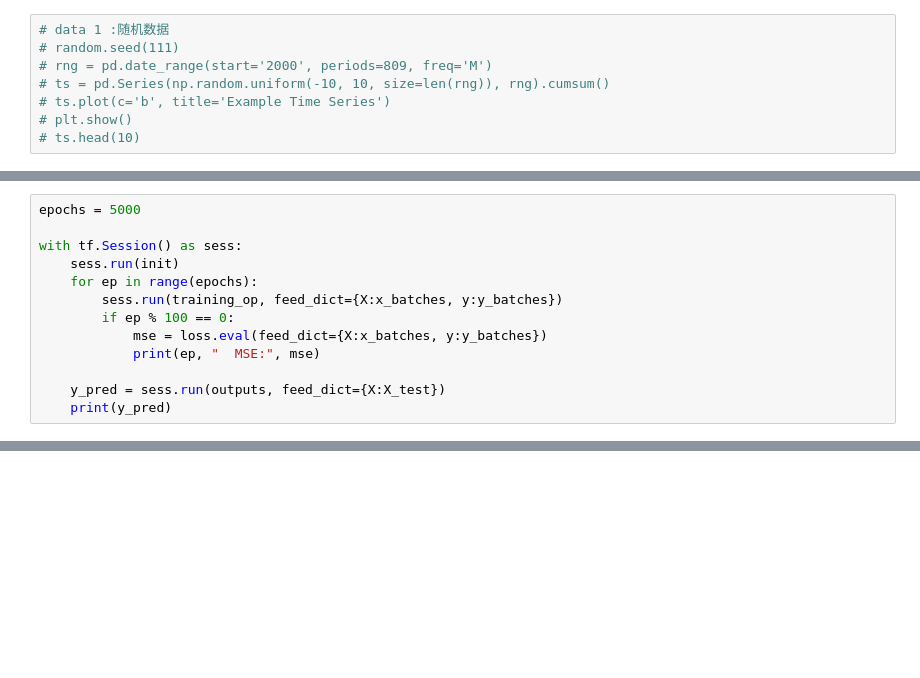
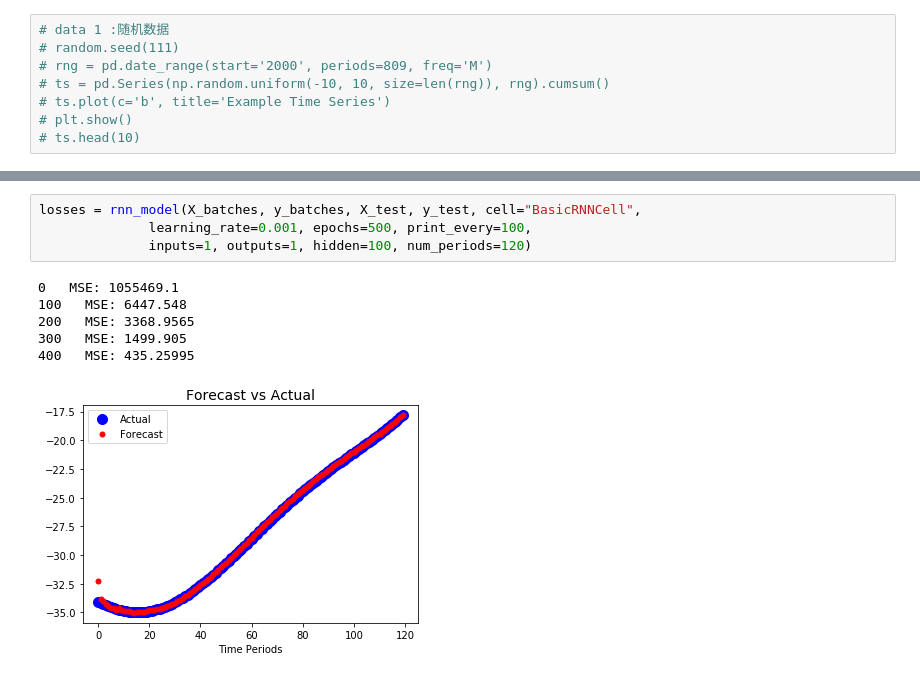
Before and after one commit to txytju/air-quality-prediction, a Jupyter notebook: lstm predict.ipynb, the cells around one changed output, grey strips where cells are left out. Saved outputs shown, nothing was run; the diff lists cells and outputs as text; blank space fills up the shorter version.

```diff
--- a/lstm predict.ipynb
+++ b/lstm predict.ipynb
@@ -164,13 +23,0 @@ init = tf.global_variables_initializer()
-# %%
-epochs = 5000
-
-with tf.Session() as sess:
-    sess.run(init)
-    for ep in range(epochs):
-        sess.run(training_op, feed_dict={X:x_batches, y:y_batches})
-        if ep % 100 == 0:
-            mse = loss.eval(feed_dict={X:x_batches, y:y_batches})
-            print(ep, "  MSE:", mse)
-
-    y_pred = sess.run(outputs, feed_dict={X:X_test})
-    print(y_pred)
@@ -221,0 +157,11 @@ outputs
+# %%
+losses = rnn_model(X_batches, y_batches, X_test, y_test, cell="BasicRNNCell",
+              learning_rate=0.001, epochs=500, print_every=100,
+              inputs=1, outputs=1, hidden=100, num_periods=120)
+# %% [output]
+0   MSE: 1055469.1
+100   MSE: 6447.548
+200   MSE: 3368.9565
+300   MSE: 1499.905
+400   MSE: 435.25995
+[figure, added]
```
Also changed, not shown: parts of 40 cells of this notebook.
